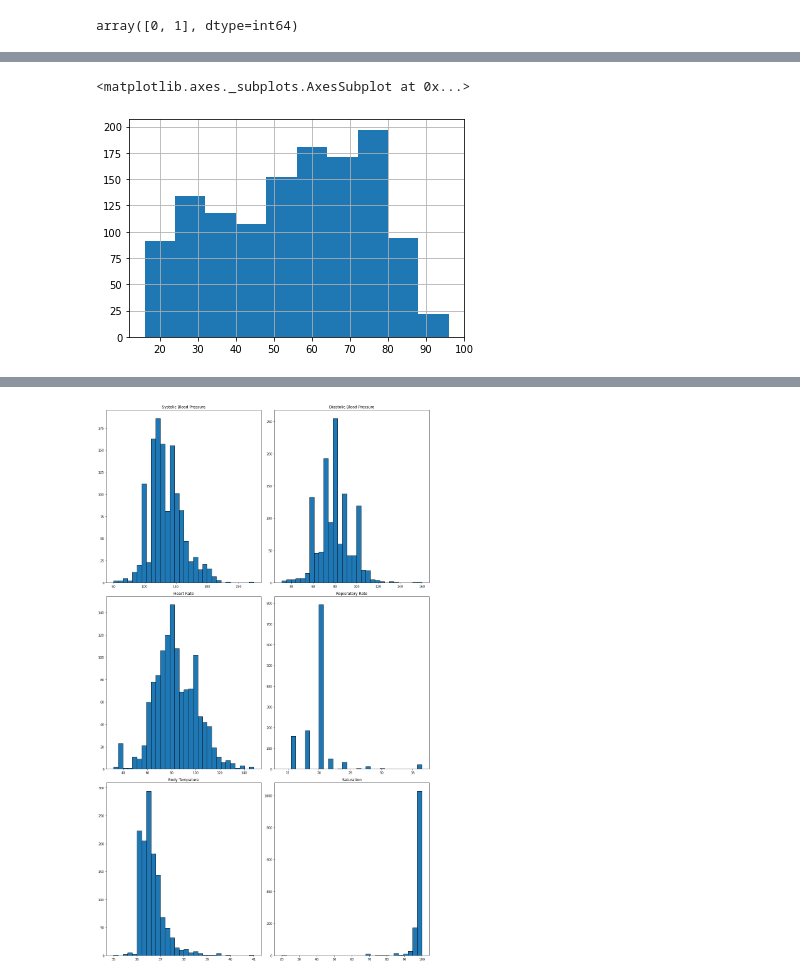
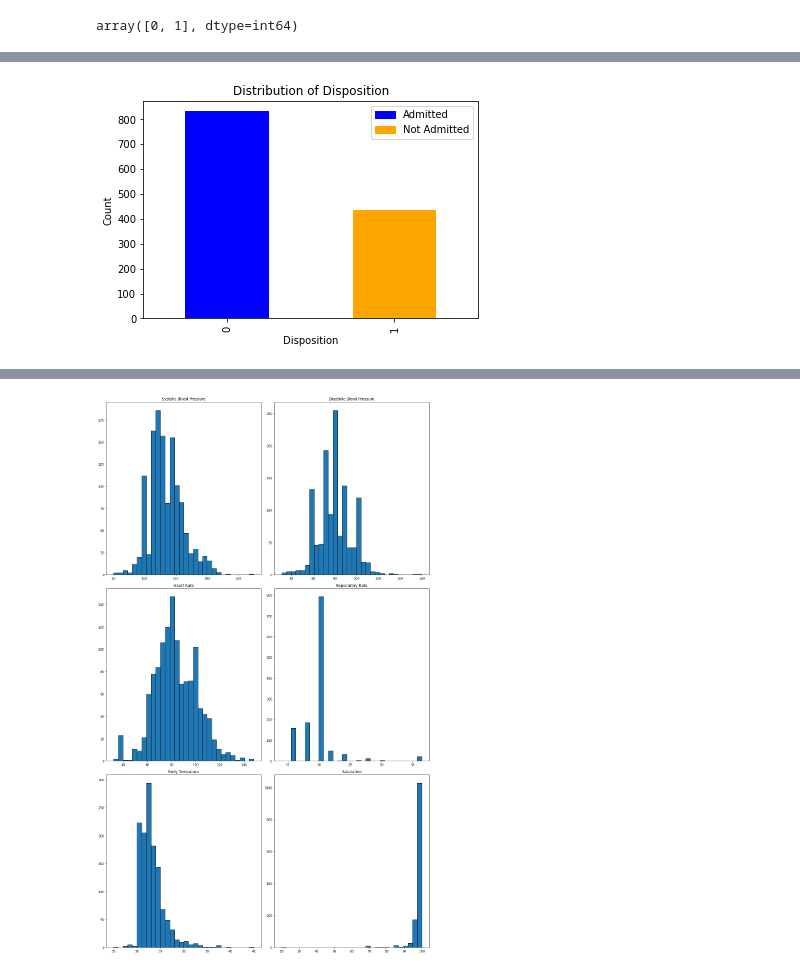
Before and after one commit to deonjoshua/AI_Based_Triage_ER, a Jupyter notebook: clean_train.ipynb, the cells around one changed output, grey strips where cells are left out. Cells and saved outputs as stored; diff of their text form; code cells hidden in the pictures.

```diff
--- a/clean_train.ipynb
+++ b/clean_train.ipynb
@@ -234,5 +239,19 @@ df['Disposition'].value_counts().plot(kind='bar')
-# %%
-df['Age'].hist()
-# %% [output]
-<matplotlib.axes._subplots.AxesSubplot at 0x...>
-[figure, removed]
+# %%
+# Plotting the bar chart
+df['Disposition'].value_counts().plot(kind='bar', color=['blue', 'orange'])
+plt.title('Distribution of Disposition')
+
+# Create patches for the legend
+patches = [mpatches.Patch(color='blue', label='Admitted'),
+           mpatches.Patch(color='orange', label='Not Admitted')]
+
+# Add the legend to the plot
+plt.legend(handles=patches)
+
+# Add labels for the x and y axes
+plt.xlabel('Disposition')
+plt.ylabel('Count')
+
+plt.show()
+# %% [output]
+[figure, added]
```
Also changed, not shown: parts of 41 cells of this notebook, 15 other files.
